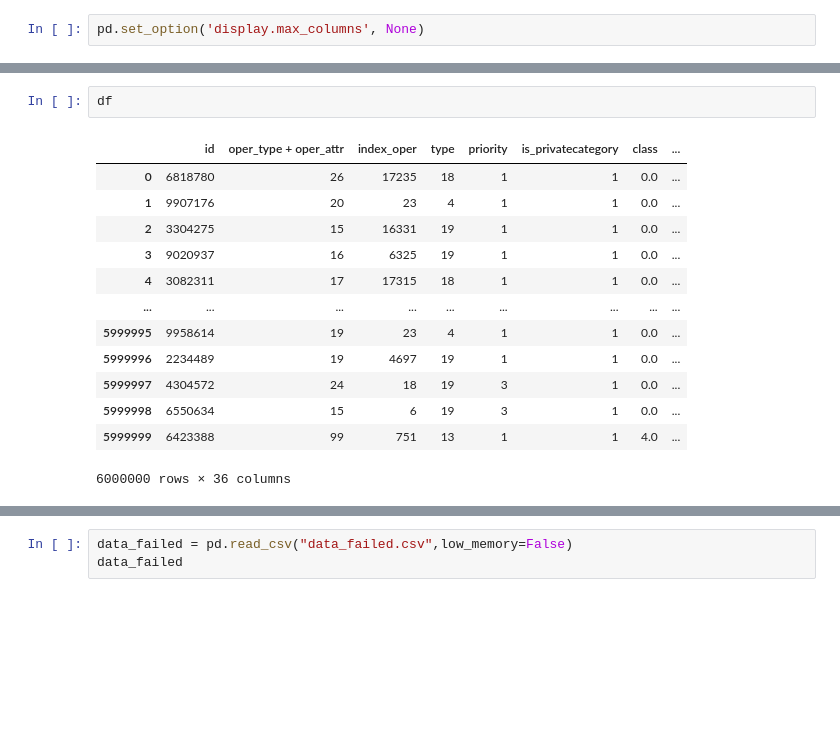
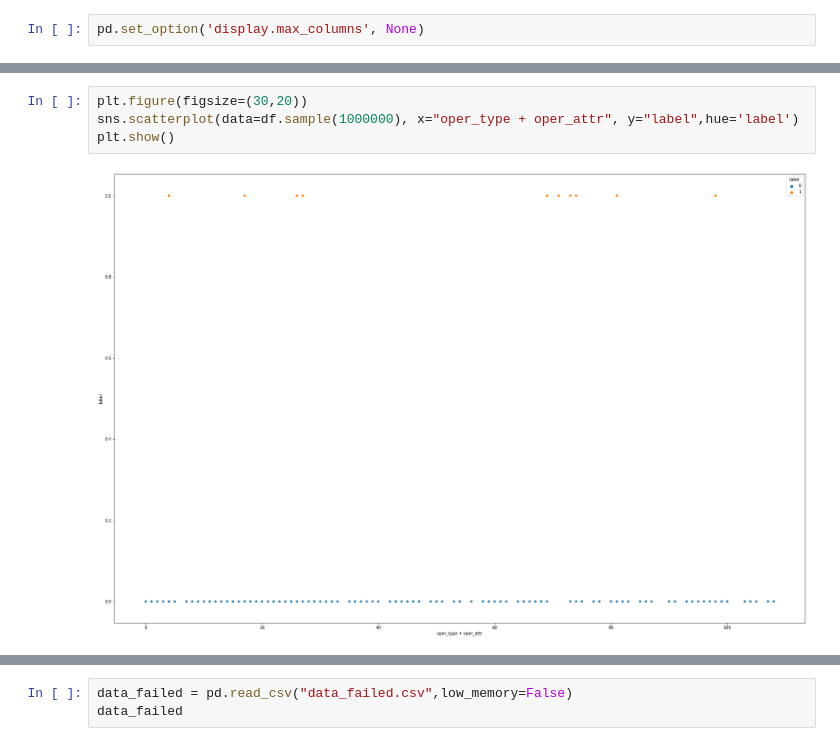
Before and after one commit to genalll/mlsport3, a Jupyter notebook: nero.ipynb, the cells around one changed output, grey strips where cells are left out. Saved outputs shown, nothing was run; the diff lists cells and outputs as text; blank space fills up the shorter version.

```diff
--- a/nero.ipynb
+++ b/nero.ipynb
@@ -88,16 +82,6 @@ df
-# %%
-df
-# %% [output]
-|  | id | oper_type + oper_attr | index_oper | type | priority | is_privatecategory | class | ... |
-| 0 | 6818780 | 26 | 17235 | 18 | 1 | 1 | 0.0 | ... |
-| 1 | 9907176 | 20 | 23 | 4 | 1 | 1 | 0.0 | ... |
-| 2 | 3304275 | 15 | 16331 | 19 | 1 | 1 | 0.0 | ... |
-| 3 | 9020937 | 16 | 6325 | 19 | 1 | 1 | 0.0 | ... |
-| 4 | 3082311 | 17 | 17315 | 18 | 1 | 1 | 0.0 | ... |
-| ... | ... | ... | ... | ... | ... | ... | ... | ... |
-| 5999995 | 9958614 | 19 | 23 | 4 | 1 | 1 | 0.0 | ... |
-| 5999996 | 2234489 | 19 | 4697 | 19 | 1 | 1 | 0.0 | ... |
-| 5999997 | 4304572 | 24 | 18 | 19 | 3 | 1 | 0.0 | ... |
-| 5999998 | 6550634 | 15 | 6 | 19 | 3 | 1 | 0.0 | ... |
-| 5999999 | 6423388 | 99 | 751 | 13 | 1 | 1 | 4.0 | ... |
-6000000 rows × 36 columns
+# %%
+plt.figure(figsize=(30,20))
+sns.scatterplot(data=df.sample(1000000), x="oper_type + oper_attr", y="label",hue='label')
+plt.show()
+# %% [output]
+[figure, added]
```
Also changed, not shown: parts of 19 cells of this notebook, 8 other files.
